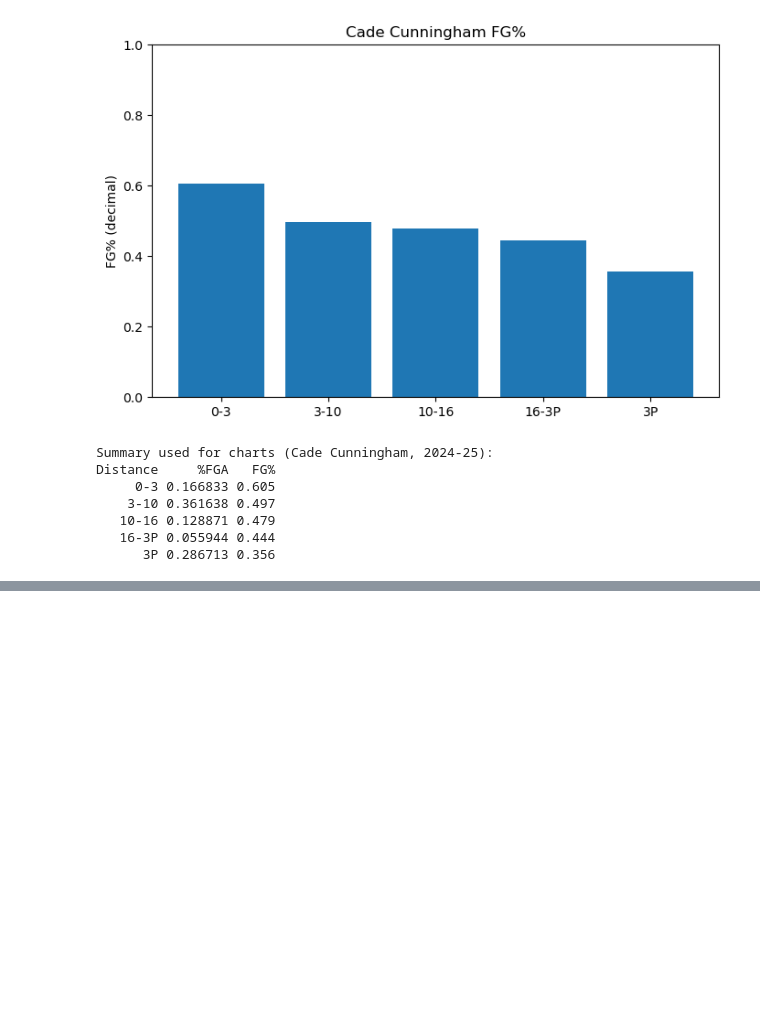
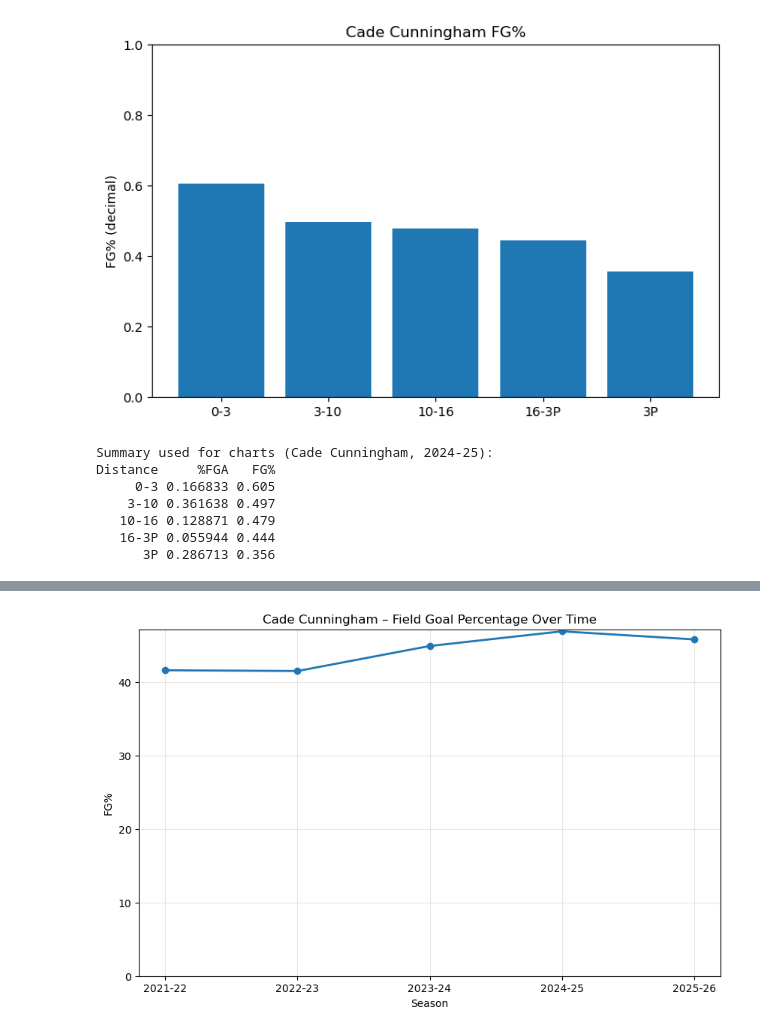
Before and after one commit to thejjserg/basketball-analytics, a Jupyter notebook: Projects/Final-Project.ipynb, the cells around one changed output, grey strips where cells are left out. Saved outputs shown, nothing was run; the diff lists cells and outputs as text; code cells hidden in the pictures; blank space fills up the shorter version.

```diff
--- a/Projects/Final-Project.ipynb
+++ b/Projects/Final-Project.ipynb
@@ -290,0 +273,13 @@ plot_player_trend(
+# %%
+plot_player_trend(
+    excel_file="Cade Cunningham.xlsx",
+    stat_column="FG%",
+    y_label="FG%",
+    title="Cade Cunningham – Field Goal Percentage Over Time",
+    first_season = None,
+    last_season = None,
+    y_min =
+    filename="Cade_FG_Percentage_All_Seasons.png"
+)
+# %% [output]
+[figure, added]
```
Also changed, not shown: parts of 3 cells of this notebook, 17 other files.
